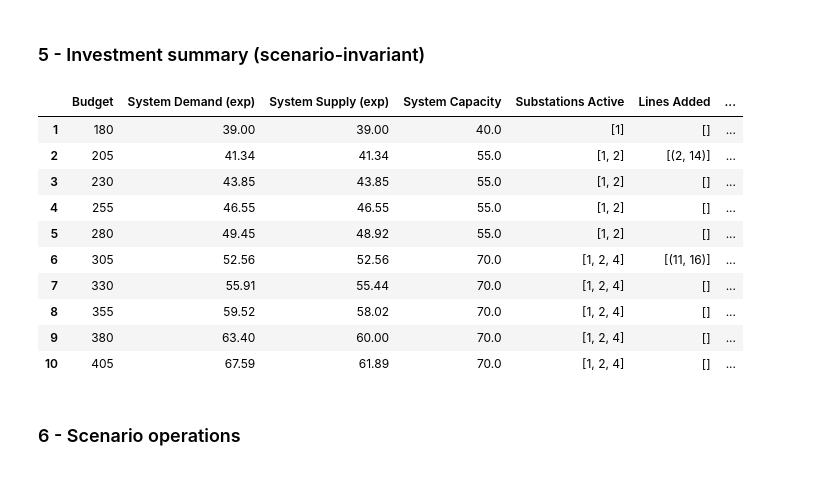
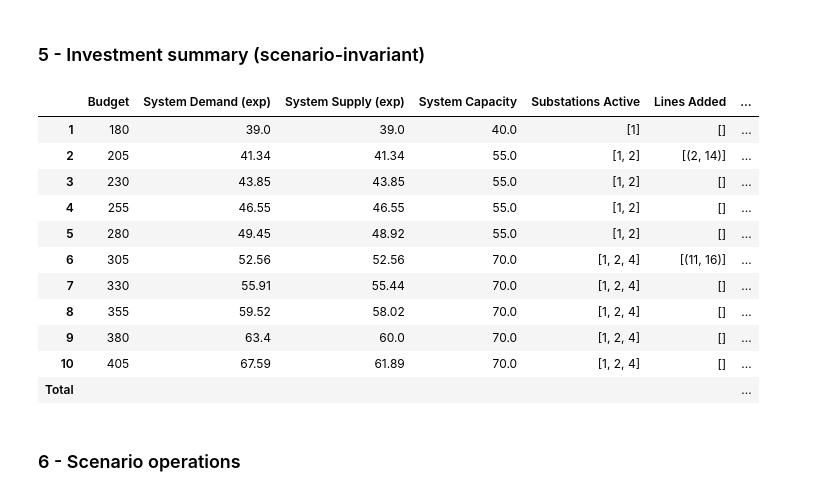
Before and after one commit to hubertprz/46750-optimization-assignment-2, a Jupyter notebook: model_3Test.ipynb, the cells around one changed output. Cells and saved outputs as stored; diff of their text form; code cells hidden in the pictures.

```diff
--- a/model_3Test.ipynb
+++ b/model_3Test.ipynb
@@ -158,34 +158,51 @@ expected_demand = {}
 expected_supply = {}
 for t in years:
     exp_d = 0.0
     exp_s = 0.0
     for omega, data in scenarios.items():
         p = data['prob']
         exp_d += p * sum(data['demands'][t].values())
         exp_s += p * sum(solution['r'][(s, t, omega)] for s in S_idx)
     expected_demand[t] = round(exp_d, 2)
     expected_supply[t] = round(exp_s, 2)
 
 investment_summary = pd.DataFrame({
     'Budget': [B[t] if not isinstance(B, dict) else B[t] for t in years],
     'System Demand (exp)': [expected_demand[t] for t in years],
     'System Supply (exp)': [expected_supply[t] for t in years],
     'System Capacity': [sum(solution['P'][(s, t)] for s in S_idx) for t in years],
     'Substations Active': [[s for s in S_idx if solution['w'][(s, t)] > 0.5] for t in years],
     'Lines Added': [lines_added[t] for t in years],
     'Cost substation (nom)': [round(solution['cost_components_nominal'][t]['substation'], 2) for t in years],
     'Cost lines (nom)': [round(solution['cost_components_nominal'][t]['lines'], 2) for t in years],
     'Cost reinforcement (nom)': [round(solution['cost_components_nominal'][t]['reinforcement'], 2) for t in years],
     'Cost opex (nom)': [round(solution['cost_components_nominal'][t]['opex'], 2) for t in years],
     'Cost shed (nom)': [round(solution['cost_components_nominal'][t]['shed'], 2) for t in years],
     'Cost (nominal)': [round(solution['cost_per_year_nominal'][t], 2) for t in years],
     'Cost (discounted)': [round(solution['cost_per_year'][t], 2) for t in years]
 }, index=years)
 
+investment_totals = pd.DataFrame({
+    'Budget': [''],
+    'System Demand (exp)': [''],
+    'System Supply (exp)': [''],
+    'System Capacity': [''],
+    'Substations Active': [''],
+    'Lines Added': [''],
+    'Cost substation (nom)': [round(sum(solution['cost_components_nominal'][t]['substation'] for t in years), 2)],
+    'Cost lines (nom)': [round(sum(solution['cost_components_nominal'][t]['lines'] for t in years), 2)],
+    'Cost reinforcement (nom)': [round(sum(solution['cost_components_nominal'][t]['reinforcement'] for t in years), 2)],
+    'Cost opex (nom)': [round(sum(solution['cost_components_nominal'][t]['opex'] for t in years), 2)],
+    'Cost shed (nom)': [round(sum(solution['cost_components_nominal'][t]['shed'] for t in years), 2)],
+    'Cost (nominal)': [round(sum(solution['cost_per_year_nominal'][t] for t in years), 2)],
+    'Cost (discounted)': [round(sum(solution['cost_per_year'][t] for t in years), 2)]
+}, index=['Total'])
+
+investment_summary = pd.concat([investment_summary, investment_totals])
 investment_summary
 # %% [output]
 |  | Budget | System Demand (exp) | System Supply (exp) | System Capacity | Substations Active | Lines Added | ... |
-| 1 | 180 | 39.00 | 39.00 | 40.0 | [1] | [] | ... |
+| 1 | 180 | 39.0 | 39.0 | 40.0 | [1] | [] | ... |
 | 2 | 205 | 41.34 | 41.34 | 55.0 | [1, 2] | [(2, 14)] | ... |
 | 3 | 230 | 43.85 | 43.85 | 55.0 | [1, 2] | [] | ... |
 | 4 | 255 | 46.55 | 46.55 | 55.0 | [1, 2] | [] | ... |
@@ -193,8 +210,9 @@ investment_summary
 | 6 | 305 | 52.56 | 52.56 | 70.0 | [1, 2, 4] | [(11, 16)] | ... |
 | 7 | 330 | 55.91 | 55.44 | 70.0 | [1, 2, 4] | [] | ... |
 | 8 | 355 | 59.52 | 58.02 | 70.0 | [1, 2, 4] | [] | ... |
-| 9 | 380 | 63.40 | 60.00 | 70.0 | [1, 2, 4] | [] | ... |
+| 9 | 380 | 63.4 | 60.0 | 70.0 | [1, 2, 4] | [] | ... |
 | 10 | 405 | 67.59 | 61.89 | 70.0 | [1, 2, 4] | [] | ... |
+| Total |  |  |  |  |  |  | ... |
 # %% [markdown]
 ### 6 - Scenario operations
 # %%
```
